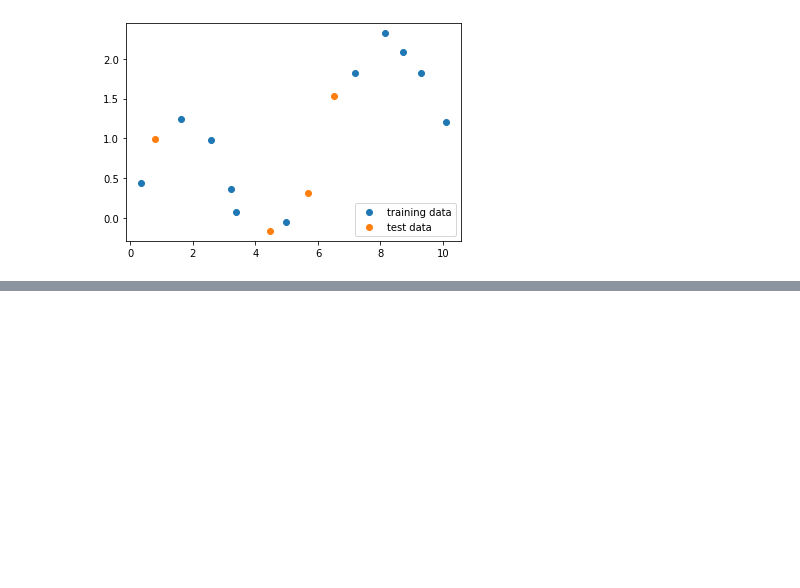
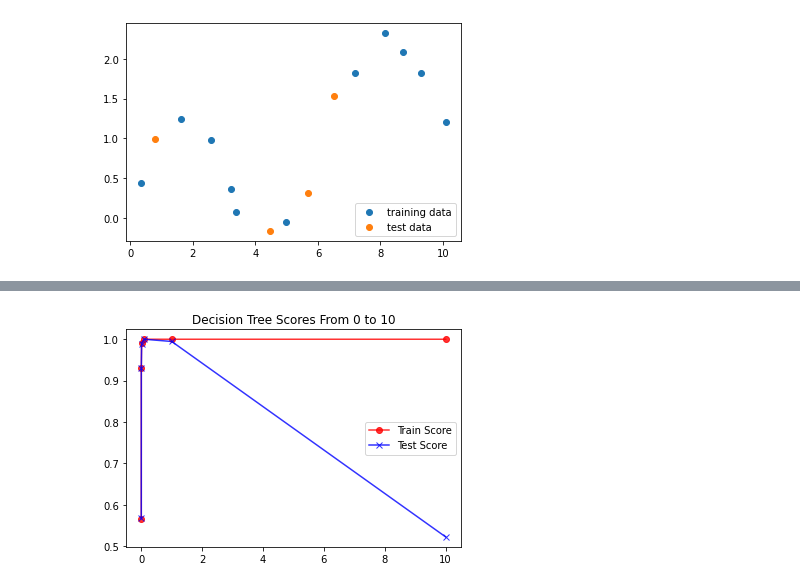
Before and after one commit to ashutosh-mtx/MachineLearning, a Jupyter notebook: ML_Assignment_1.ipynb, the cells around one changed output, grey strips where cells are left out. Drawn from its saved outputs; the diff is of its cells as text; code cells hidden in the pictures; blank space fills up the shorter version.

```diff
--- a/ML_Assignment_1.ipynb
+++ b/ML_Assignment_1.ipynb
@@ -37,0 +427,21 @@ print(X_train)
+# %%
+def answer_six():
+    from sklearn.svm import SVC
+    from sklearn.model_selection import validation_curve
+
+    # Your code here
+    clf = SVC(kernel = 'rbf', C=1, random_state=0).fit(X_subset, y_subset)
+    param_range = np.logspace(-4,1,6)
+    train_scores, test_scores = validation_curve(clf, X_subset, y_subset,
+                                            param_name='gamma',
+                                            param_range=param_range,
+                                            scoring="accuracy",
+                                            cv=3)
+    train_scores_mean = np.mean(train_scores, axis=1)
+    test_scores_mean = np.mean(test_scores, axis=1)
+
+    return train_scores_mean, test_scores_mean# Your answer here
+
+train_scores_mean, test_scores_mean = answer_six()
+print("Train Scores Mean :", train_scores_mean)
+print("Test Scores Mean:", test_scores_mean)
@@ -37,0 +459,23 @@ print(X_train)
+# %%
+def answer_seven_plot():
+
+    # Your code here
+    import matplotlib.pyplot as plt
+
+    #train_score, test_score = answer_six()
+    train_score = train_scores_mean
+    test_score = test_scores_mean
+    param_range = np.logspace(-4,1,6)
+
+    plt.figure()
+    plt.plot(param_range, train_score, c='red', marker='o', alpha=.8, label="Train Score")
+    plt.plot(param_range, test_score, c='blue', marker='x', alpha=.8, label="Test Score")
+    plt.legend()
+    plt.title("Decision Tree Scores From 0 to 10")
+
+    plt.show()
+    return # Return your answer
+
+answer_seven_plot()
+# %% [output]
+[figure, added]
```
Also changed, not shown: parts of 26 cells of this notebook.
